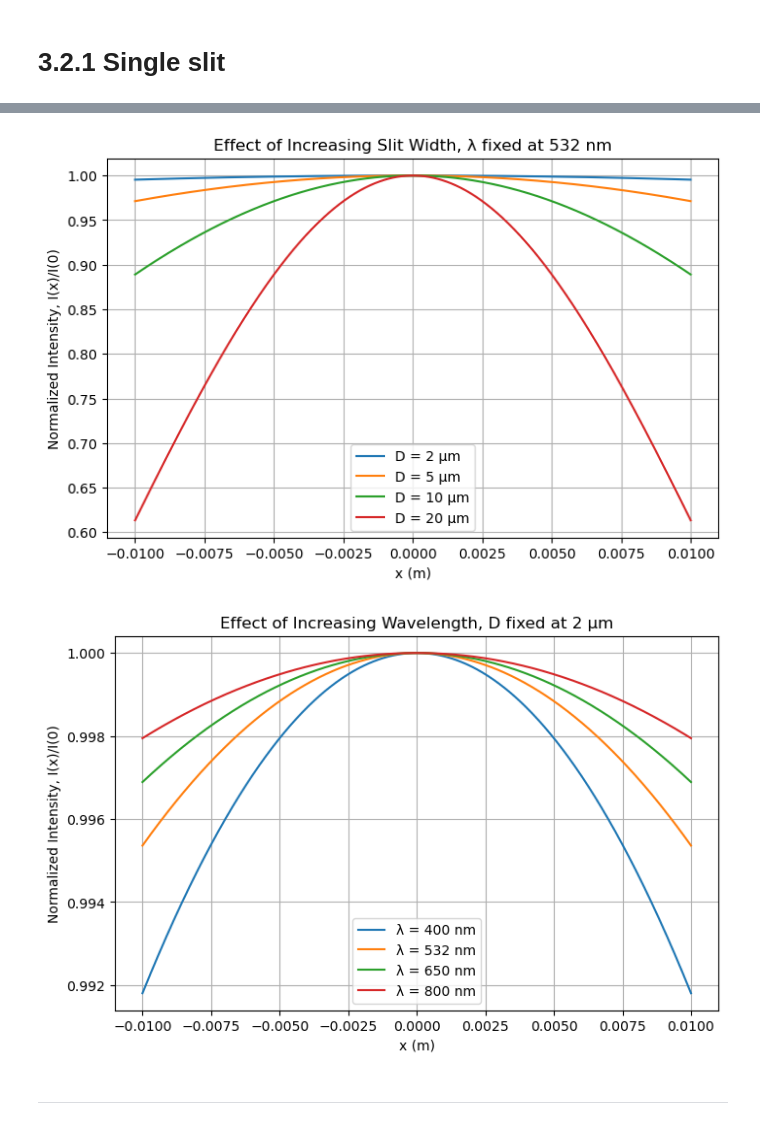
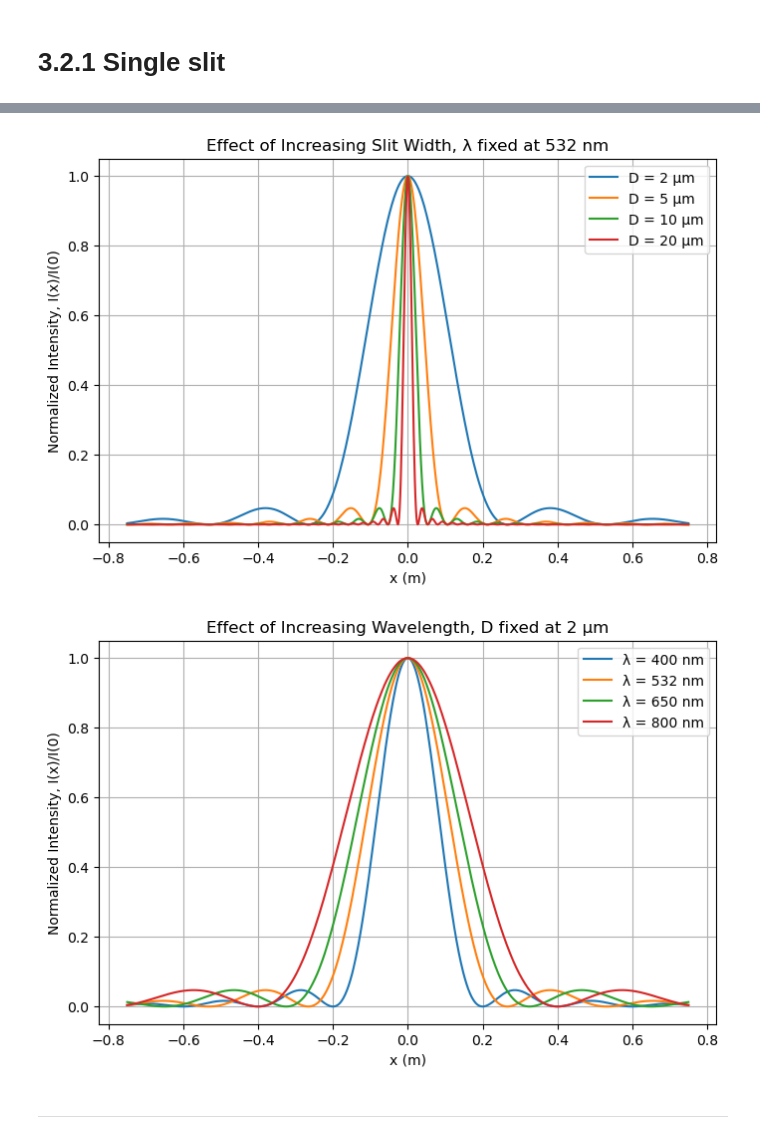
Before and after one commit to Benj181/NTNU-courses, a Jupyter notebook: Optikk/Lab03/main.ipynb, the cells around one changed output, grey strips where cells are left out. Saved outputs shown, nothing was run; the diff lists cells and outputs as text; code cells hidden in the pictures.

```diff
--- a/Optikk/Lab03/main.ipynb
+++ b/Optikk/Lab03/main.ipynb
@@ -10,7 +10,7 @@ D = 2e-6            # 2 micrometers slit width
 y = 1.0             # 1 meter from slit to screen
 
 # Define a range of x-values on the screen (e.g., ±1 cm)
-x_min, x_max = -0.01, 0.01  # in meters
+x_min, x_max = -0.75, 0.75  # in meters
 num_points = 1000
 x_values = np.linspace(x_min, x_max, num_points)
 
@@ -37,7 +37,6 @@ plt.show()
 wavelength = 532e-9  # fixed
 y = 1.0
 D_values = [2e-6, 5e-6, 1e-5, 2e-5]  # example widths in meters
-x_values = np.linspace(-0.01, 0.01, 1000)
 
 plt.figure(figsize=(8,5))
 
@@ -56,31 +55,30 @@ plt.legend()
 plt.grid(True)
 plt.show()
 # %% [output]
-[figure, old version]
+[figure, new version]
 # %%
 D = 2e-6  # fixed
 y = 1.0
 wavelengths = [400e-9, 532e-9, 650e-9, 800e-9]  # in meters
-x_values = np.linspace(-0.01, 0.01, 1000)
 
 plt.figure(figsize=(8,5))
 
 for wl in wavelengths:
     beta = (np.pi * D / wl) * (x_values / y)
     I_over_I0 = np.ones_like(beta)
     non_zero = (beta != 0)
     I_over_I0[non_zero] = (np.sin(beta[non_zero]) / beta[non_zero])**2
 
     plt.plot(x_values, I_over_I0, label=f'λ = {wl*1e9:.0f} nm')
 
 plt.xlabel('x (m)')
 plt.ylabel('Normalized Intensity, I(x)/I(0)')
 plt.title('Effect of Increasing Wavelength, D fixed at 2 μm')
 plt.legend()
 plt.grid(True)
 plt.show()
 # %% [output]
-[figure, old version]
+[figure, new version]
 # %% [markdown]
 <hr>
 # %% [markdown]
```
Also changed, not shown: parts of 7 cells of this notebook, 2 other files.
